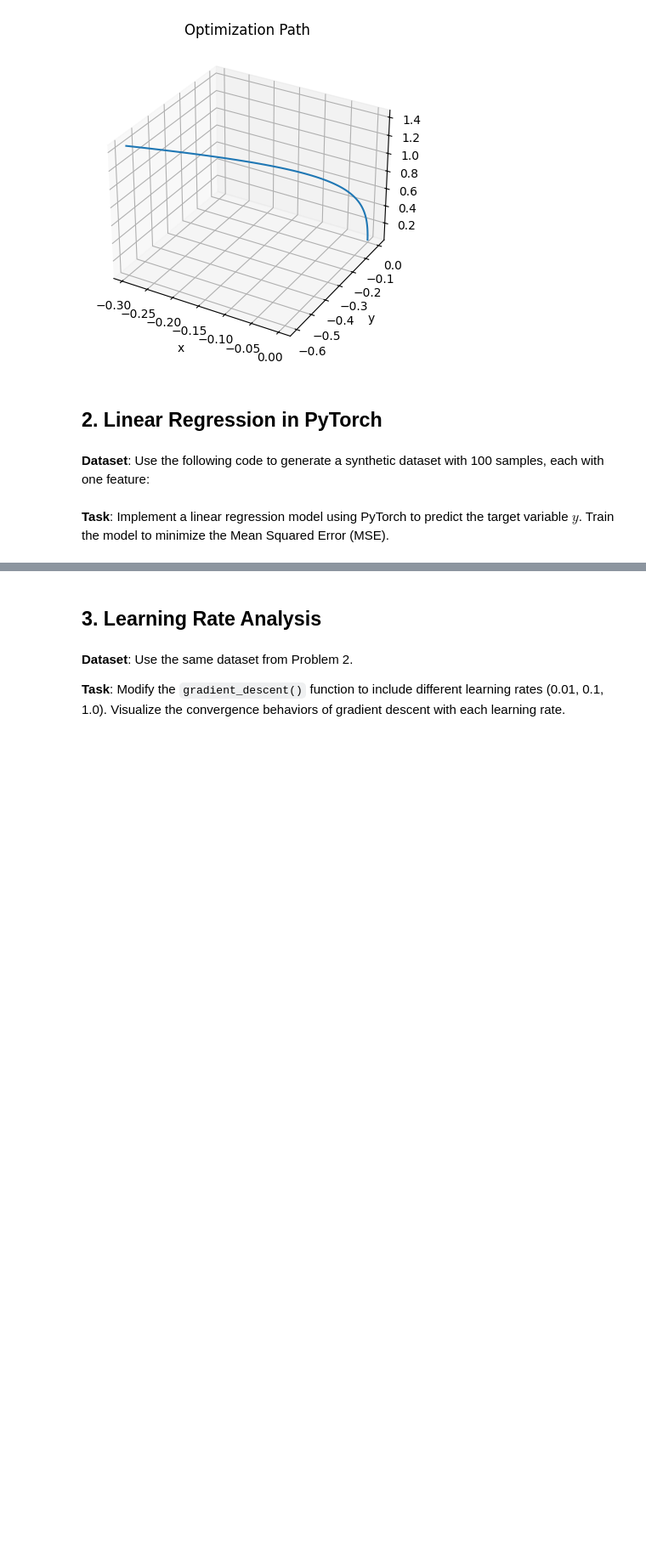
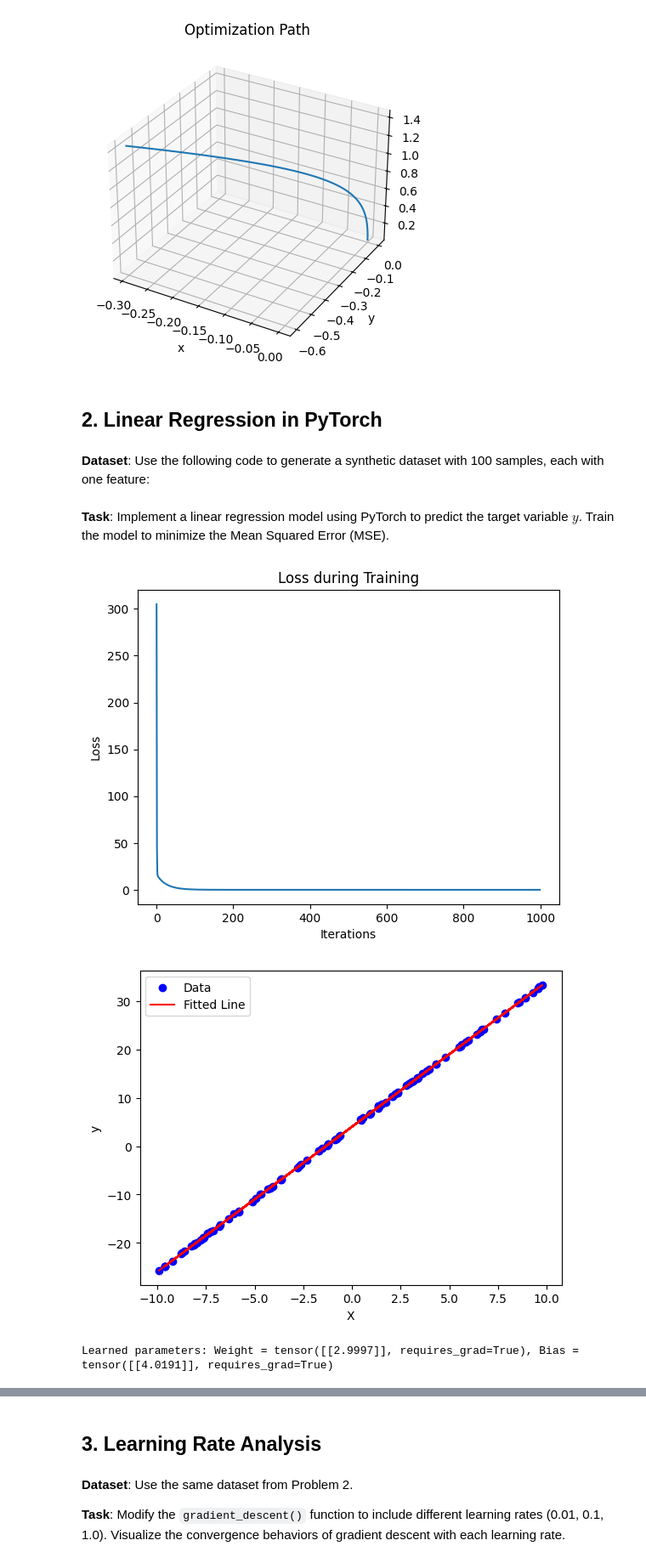
Before and after one commit to PatrykFlama/UWr, a Jupyter notebook: Sem5/ML/2024/List2/homework_2.ipynb, the cells around one changed output, grey strips where cells are left out. Shown at 85% size. Saved outputs shown, nothing was run; the diff lists cells and outputs as text; code cells hidden in the pictures; blank space fills up the shorter version.

```diff
--- a/Sem5/ML/2024/List2/homework_2.ipynb
+++ b/Sem5/ML/2024/List2/homework_2.ipynb
@@ -111,3 +111,51 @@ y = 3 * X + 4 + epsilon
 # %% [markdown]
 
 **Task**: Implement a linear regression model using PyTorch to predict the target variable $y$. Train the model to minimize the Mean Squared Error (MSE).
+# %%
+import torch
+
+class ManualLinearRegressionModel:
+    def __init__(self):
+        # W and b are the learnable parameters of the model - weights and bias
+        self.W = torch.tensor([[0.0]], requires_grad=True)
+        self.b = torch.tensor([[0.0]], requires_grad=True)
+
+    def f(self, x):
+        return x @ self.W + self.b
+
+    def loss(self, x, y):
+        return torch.nn.functional.mse_loss(self.f(x), y)
+
+
+model = ManualLinearRegressionModel()
+optimizer = torch.optim.SGD([model.W, model.b], 0.01)   # stochastic gradient descent
+
+loss_values = []
+for epoch in range(1000):
+    optimizer.zero_grad()
+    loss = model.loss(X_tensor, y_tensor)
+    loss.backward()
+    optimizer.step()
+    loss_values.append(loss.item())
+
+
+import matplotlib.pyplot as plt
+
+plt.plot(loss_values)
+plt.title("Loss during Training")
+plt.xlabel("Iterations")
+plt.ylabel("Loss")
+plt.show()
+
+plt.scatter(X, y, label='Data', color='blue')
+plt.plot(X, y_pred.numpy(), label='Fitted Line', color='red')
+plt.xlabel('X')
+plt.ylabel('y')
+plt.legend()
+plt.show()
+
+print(f"Learned parameters: Weight = {model.W}, Bias = {model.b}")
+# %% [output]
+[figure, added]
+[figure, added]
+Learned parameters: Weight = tensor([[2.9997]], requires_grad=True), Bias = tensor([[4.0191]], requires_grad=True)
```
Also changed, not shown: parts of 3 cells of this notebook.
